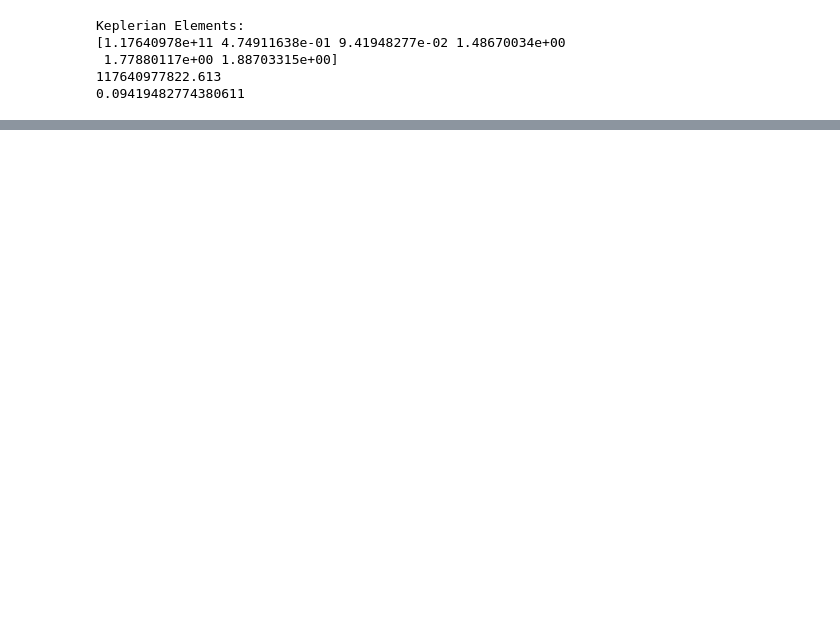
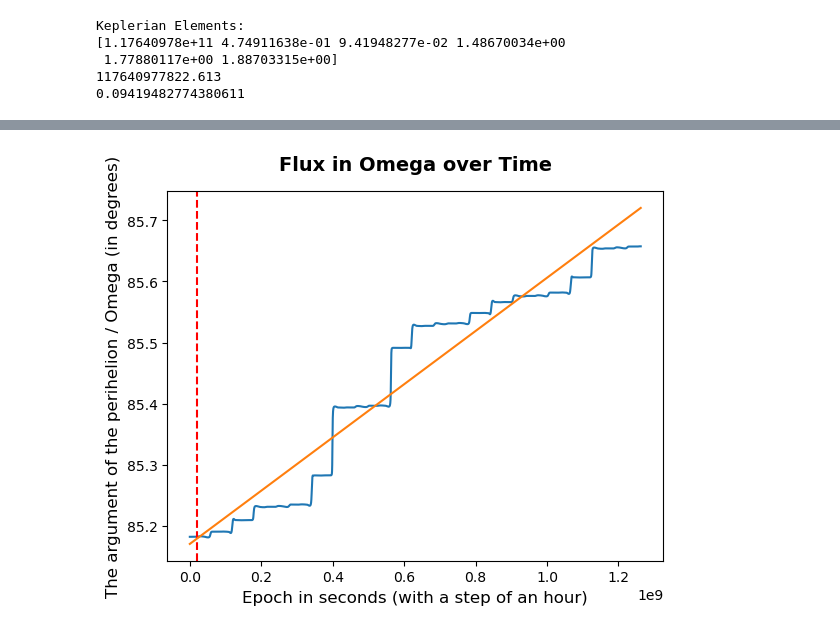
Before and after one commit to PocketBloom/Bachelor_Project, a Jupyter notebook: Planet_Effects/Earth_ON.ipynb, the cells around one changed output, grey strips where cells are left out. Cells and saved outputs as stored; diff of their text form; code cells hidden in the pictures; blank space fills up the shorter version.

```diff
--- a/Planet_Effects/Earth_ON.ipynb
+++ b/Planet_Effects/Earth_ON.ipynb
@@ -599,21 +637,23 @@ print(peri_precession_per_orbit_list)
 # %%
 plt.plot(epochs, np.degrees(omega_values))
 plt.axvline(18838800.0, color='red', linestyle='--', linewidth=1.5)
 
 # Check a linear relation going through the oscillations
 lin_slope = np.polyfit(epochs,np.degrees(omega_values),1)[0]
-y_test = 85.15 + lin_slope * np.array(epochs)
+y_test = 85.17 + lin_slope * np.array(epochs)
 plt.plot(epochs, y_test)
 
 plt.ticklabel_format(style='plain', axis='y', useOffset=False)
 
 plt.title('Flux in Omega over Time', fontsize=14, fontweight='bold', pad=15)
 plt.xlabel('Epoch in seconds (with a step of an hour)', fontsize=12)
 plt.ylabel('The argument of the perihelion / Omega (in degrees)', fontsize=12)
 
 # plt.ylim(85, 85.5)
 
 plt.show()
+# %% [output]
+[figure, added]
 # %%
 # Finding the slope
 
```
Also changed, not shown: parts of 7 cells of this notebook.
